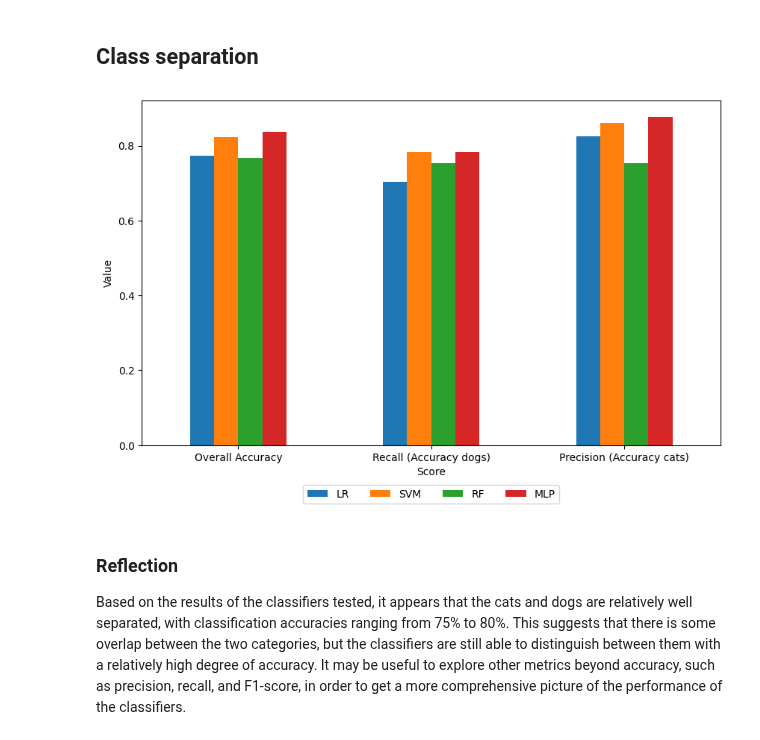
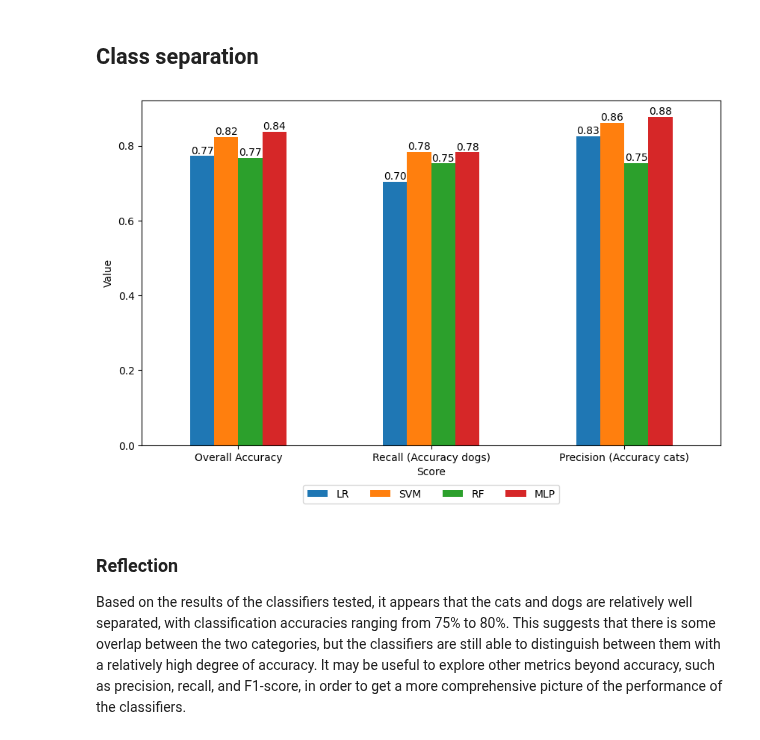
Before and after one commit to maximiliann97/Big-data-MVE441, a Jupyter notebook: Project2_catsndogs.ipynb, the cells around one changed output. Cells and saved outputs as stored; diff of their text form; code cells hidden in the pictures.

```diff
--- a/Project2_catsndogs.ipynb
+++ b/Project2_catsndogs.ipynb
@@ -110,21 +105,0 @@ precision = clf_scores(CATSnDOGS, Labels, clfs, clfs_name, iterations, 'precisio
-# %%
-import pandas as pd
-import matplotlib.pyplot as plt
-
-def barplot(score_values, score_names):
-    df = pd.DataFrame(score_values, index=score_names, columns=clfs_name)
-    ax = df.plot.bar(rot=0, figsize=(10,6))
-
-
-    # Add score names below the bars
-    ax.legend(loc='upper center', bbox_to_anchor=(0.5, -0.1), ncol=len(clfs_name))
-    ax.set_xlabel('Score')
-    ax.set_ylabel('Value')
-    ax.set_xticklabels(score_names)
-    plt.show()
-
-score_values = [accuracy.values(), recall.values(), precision.values()]
-score_names = ['Overall Accuracy', 'Recall (Accuracy dogs)', 'Precision (Accuracy cats)']
-barplot(score_values, score_names)
-# %% [output]
-[figure, removed]
@@ -131,3 +110,29 @@ barplot(score_values, score_names)
+# %%
+import pandas as pd
+import matplotlib.pyplot as plt
+
+def barplot(score_values, score_names):
+    df = pd.DataFrame(score_values, index=score_names, columns=clfs_name)
+    ax = df.plot.bar(rot=0, figsize=(10,6))
+
+
+    # Add score names below the bars
+    ax.legend(loc='upper center', bbox_to_anchor=(0.5, -0.1), ncol=len(clfs_name))
+    ax.set_xlabel('Score')
+    ax.set_ylabel('Value')
+    ax.set_xticklabels(score_names)
+
+    # Add exact values above the bars
+    for i in ax.containers:
+        ax.bar_label(i, label_type='edge', fmt='%.2f')
+
+    plt.show()
+
+score_values = [accuracy.values(), recall.values(), precision.values()]
+score_names = ['Overall Accuracy', 'Recall (Accuracy dogs)', 'Precision (Accuracy cats)']
+barplot(score_values, score_names)
+# %% [output]
+[figure, added]
 # %% [markdown]
 ### Reflection
 Based on the results of the classifiers tested, it appears that the cats and dogs are relatively well separated, with classification accuracies ranging from 75% to 80%. This suggests that there is some overlap between the two categories, but the classifiers are still able to distinguish between them with a relatively high degree of accuracy. It may be useful to explore other metrics beyond accuracy, such as precision, recall, and F1-score, in order to get a more comprehensive picture of the performance of the classifiers.
```
Also changed, not shown: parts of 7 cells of this notebook.
